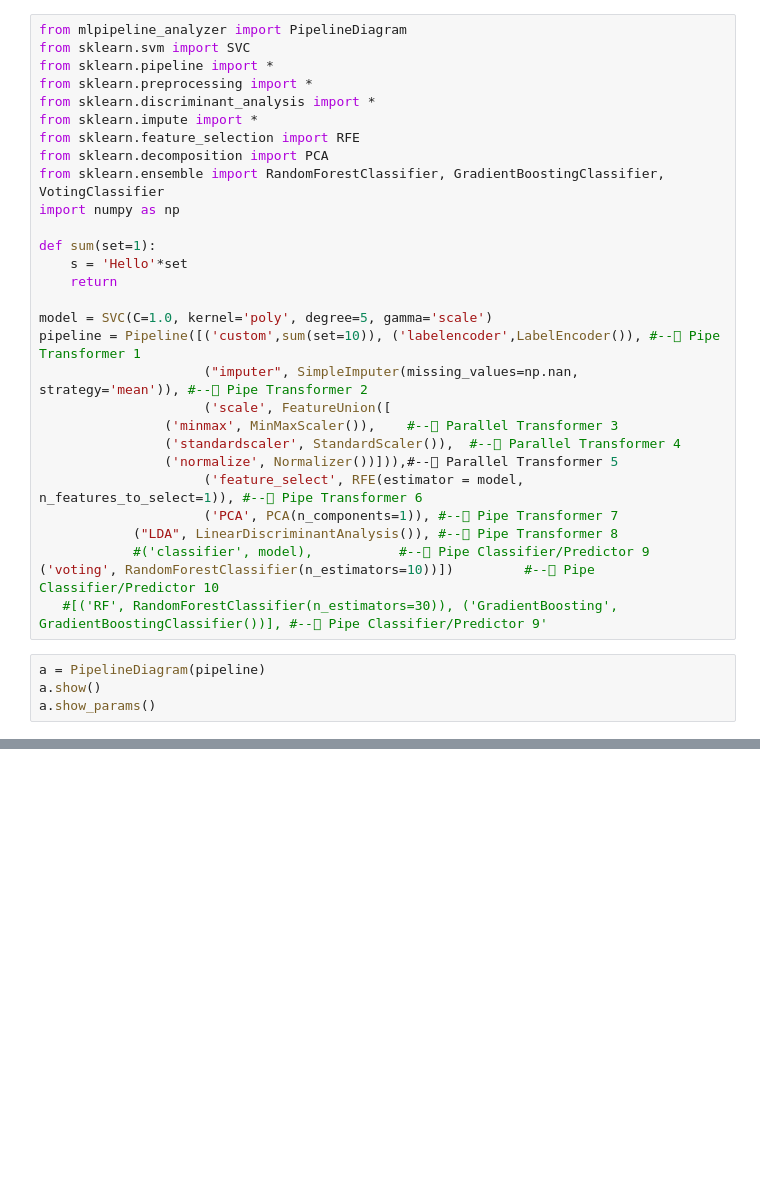
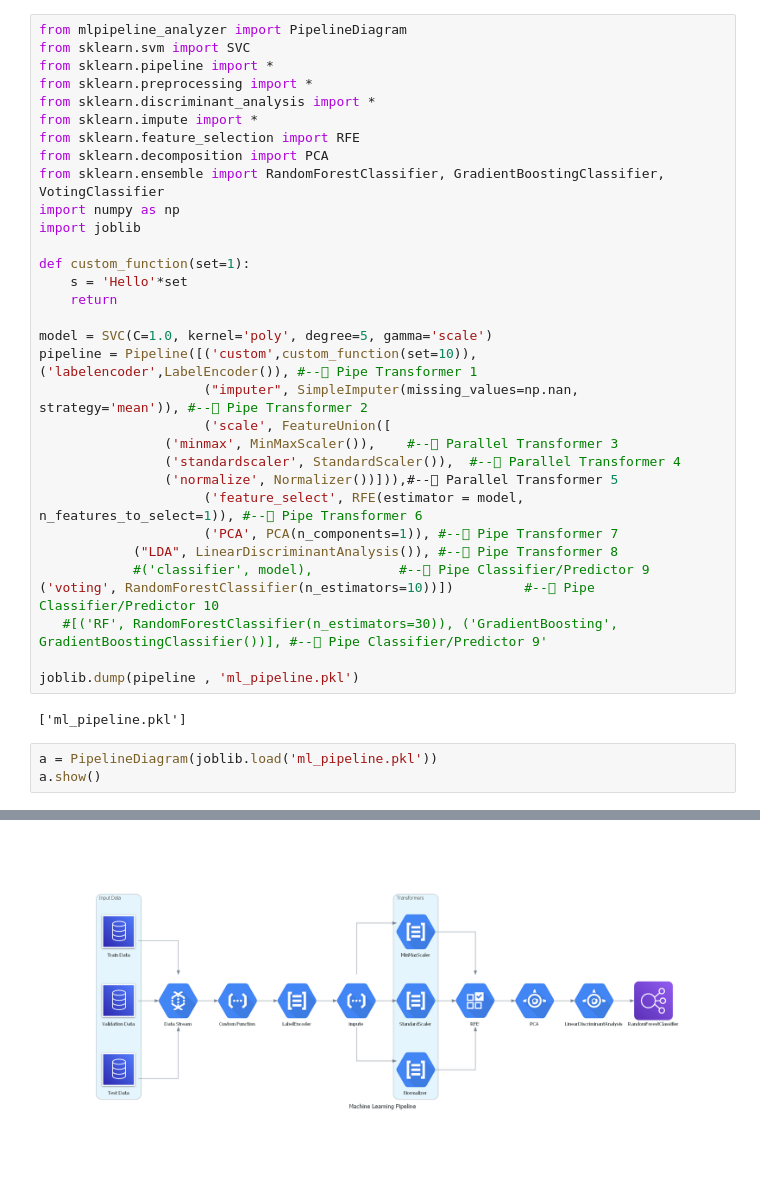
Before and after one commit to TharunKumarReddy5/ml-pipeline-analyzer, a Jupyter notebook: test.ipynb, the cells around one changed output, grey strips where cells are left out. Drawn from its saved outputs; the diff is of its cells as text; blank space fills up the shorter version.

Commit message:
Added pickle file save and load

```diff
--- a/test.ipynb
+++ b/test.ipynb
@@ -9,13 +9,14 @@ from sklearn.feature_selection import RFE
 from sklearn.decomposition import PCA
 from sklearn.ensemble import RandomForestClassifier, GradientBoostingClassifier, VotingClassifier
 import numpy as np
+import joblib
 
-def sum(set=1):
+def custom_function(set=1):
     s = 'Hello'*set
     return
 
 model = SVC(C=1.0, kernel='poly', degree=5, gamma='scale')
-pipeline = Pipeline([('custom',sum(set=10)), ('labelencoder',LabelEncoder()), #-- Pipe Transformer 1
+pipeline = Pipeline([('custom',custom_function(set=10)), ('labelencoder',LabelEncoder()), #-- Pipe Transformer 1
                      ("imputer", SimpleImputer(missing_values=np.nan, strategy='mean')), #-- Pipe Transformer 2
                      ('scale', FeatureUnion([
                 ('minmax', MinMaxScaler()),    #-- Parallel Transformer 3
@@ -27,8 +28,11 @@ pipeline = Pipeline([('custom',sum(set=10)), ('labelencoder',LabelEncoder()), #-
             #('classifier', model), 	      #-- Pipe Classifier/Predictor 9
 ('voting', RandomForestClassifier(n_estimators=10))]) 	      #-- Pipe Classifier/Predictor 10
    #[('RF', RandomForestClassifier(n_estimators=30)), ('GradientBoosting', GradientBoostingClassifier())], #-- Pipe Classifier/Predictor 9'
+
+joblib.dump(pipeline , 'ml_pipeline.pkl')
+# %% [output]
+['ml_pipeline.pkl']
 # %%
-a = PipelineDiagram(pipeline)
+a = PipelineDiagram(joblib.load('ml_pipeline.pkl'))
 a.show()
-a.show_params()
 # %% [output]
@@ -35,0 +41 @@ a.show_params()
+[figure, added]
```
Also changed, not shown: parts of 2 cells of this notebook, 1 other file.
